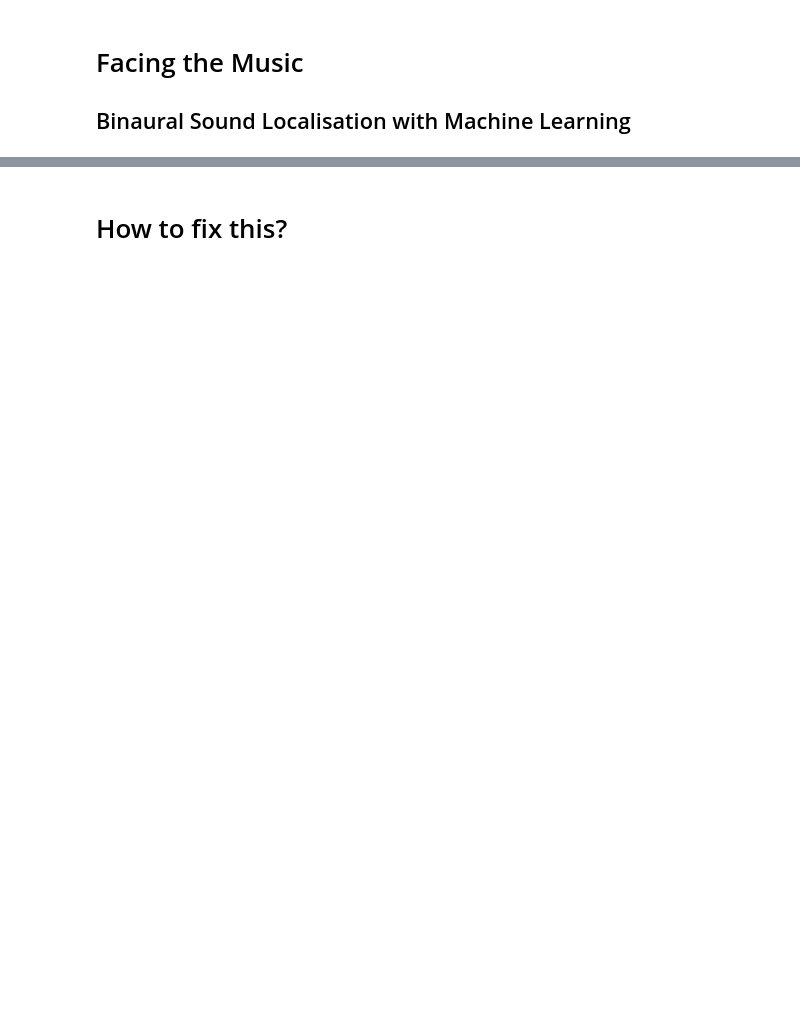
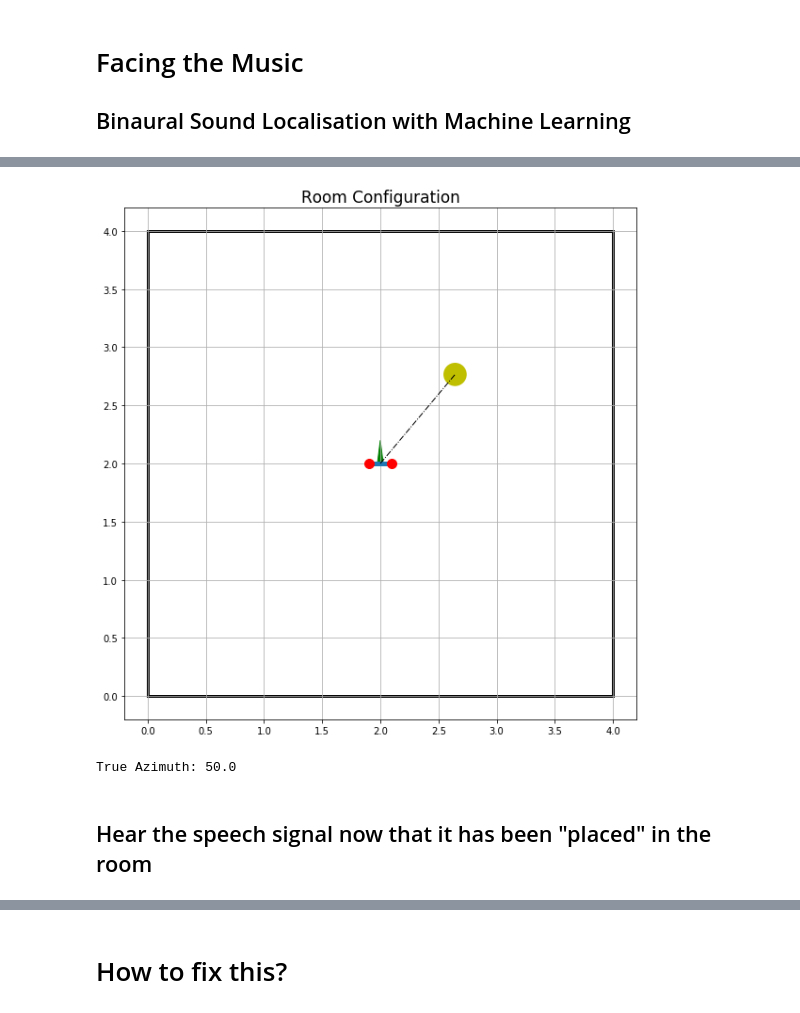
Before and after one commit to murning/facing-the-music, a Jupyter notebook: src/notebooks/Facing The Music.ipynb, the cells around one changed output, grey strips where cells are left out. Drawn from its saved outputs; the diff is of its cells as text; code cells hidden in the pictures; blank space fills up the shorter version.

```diff
--- a/src/notebooks/Facing The Music.ipynb
+++ b/src/notebooks/Facing The Music.ipynb
@@ -191,0 +96,20 @@ Direction of Arrival: 175.224 degrees
+# %%
+source_direction = 50
+
+left, right, azimuth, file = room.generate_impulse_pair(source_azimuth_degrees=source_direction,
+                               source_distance_from_room_centre=1,
+                               SNR=0,
+                               RT60=1,
+                               mic_centre=np.array([2, 2]),
+                               mic_rotation_degrees=0,
+                               fs=source.fs,
+                               source_signal=source.data,
+                               plot_room=True,
+                               plot_impulse=False,
+                               write_wav=True,
+                               wav_name="house_spatial_")
+# %% [output]
+[figure, added]
+True Azimuth: 50.0
+# %% [markdown]
+## Hear the speech signal now that it has been "placed" in the room
```
Also changed, not shown: parts of 50 cells of this notebook, 2 other files.
